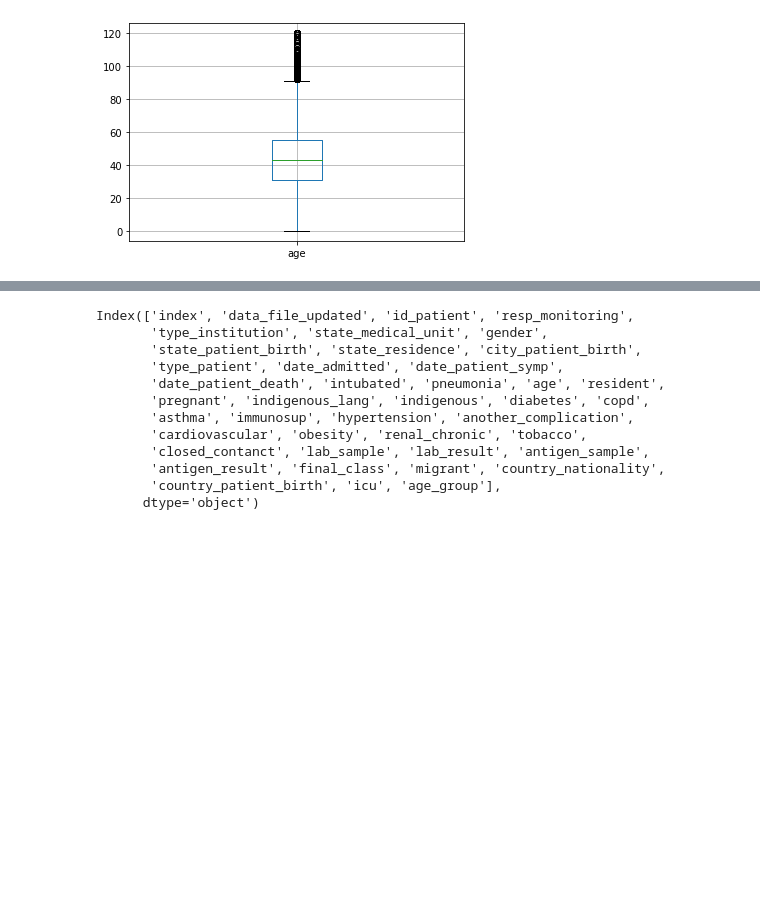
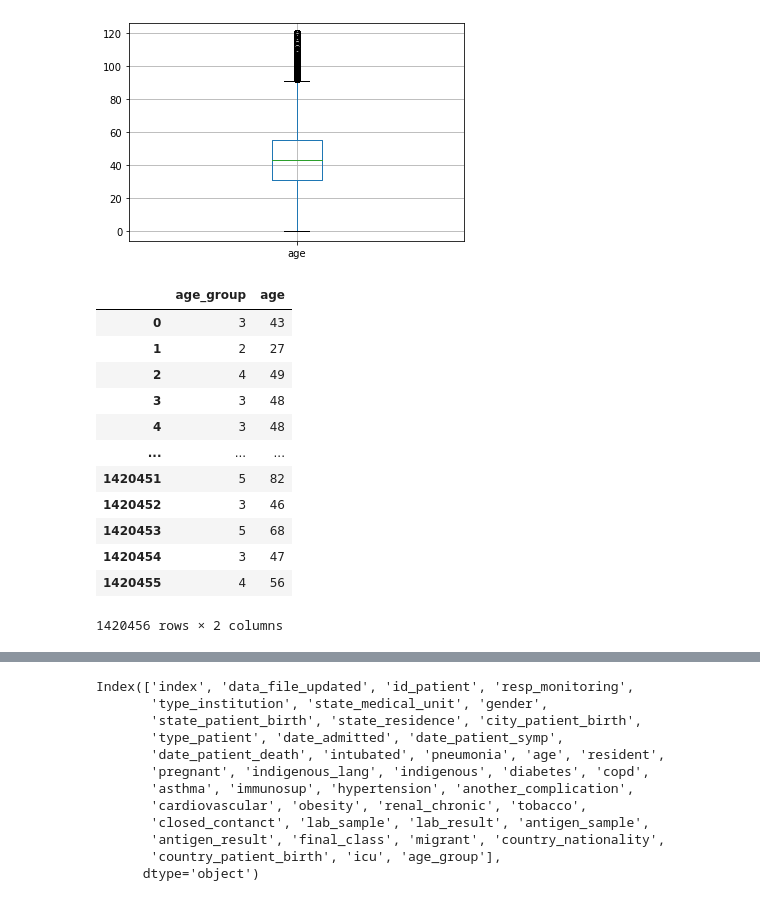
Before and after one commit to lindaperez/20_bk_AI_Covid19-Risk, a Jupyter notebook: Machine_Learning_Data_Preprocessing.ipynb, the cells around one changed output, grey strips where cells are left out. Saved outputs shown, nothing was run; the diff lists cells and outputs as text; code cells hidden in the pictures; blank space fills up the shorter version.

Commit message:
update clean ml dataset and preprocessing notebook - correct age group

```diff
--- a/Machine_Learning_Data_Preprocessing.ipynb
+++ b/Machine_Learning_Data_Preprocessing.ipynb
@@ -111,3 +111,20 @@ group_names = ["1", "2", "3","4",'5']
 # %%
 # Create age_group based on the bin
 patient_df["age_group"] = pd.cut(patient_df["age"], size_bins, labels=group_names)
+# %%
+# Check the regroup result
+patient_df[["age_group",'age']]
+# %% [output]
+|  | age_group | age |
+| 0 | 3 | 43 |
+| 1 | 2 | 27 |
+| 2 | 4 | 49 |
+| 3 | 3 | 48 |
+| 4 | 3 | 48 |
+| ... | ... | ... |
+| 1420451 | 5 | 82 |
+| 1420452 | 3 | 46 |
+| 1420453 | 5 | 68 |
+| 1420454 | 3 | 47 |
+| 1420455 | 4 | 56 |
+1420456 rows × 2 columns
```
Also changed, not shown: parts of 22 cells of this notebook, 1 other file.
